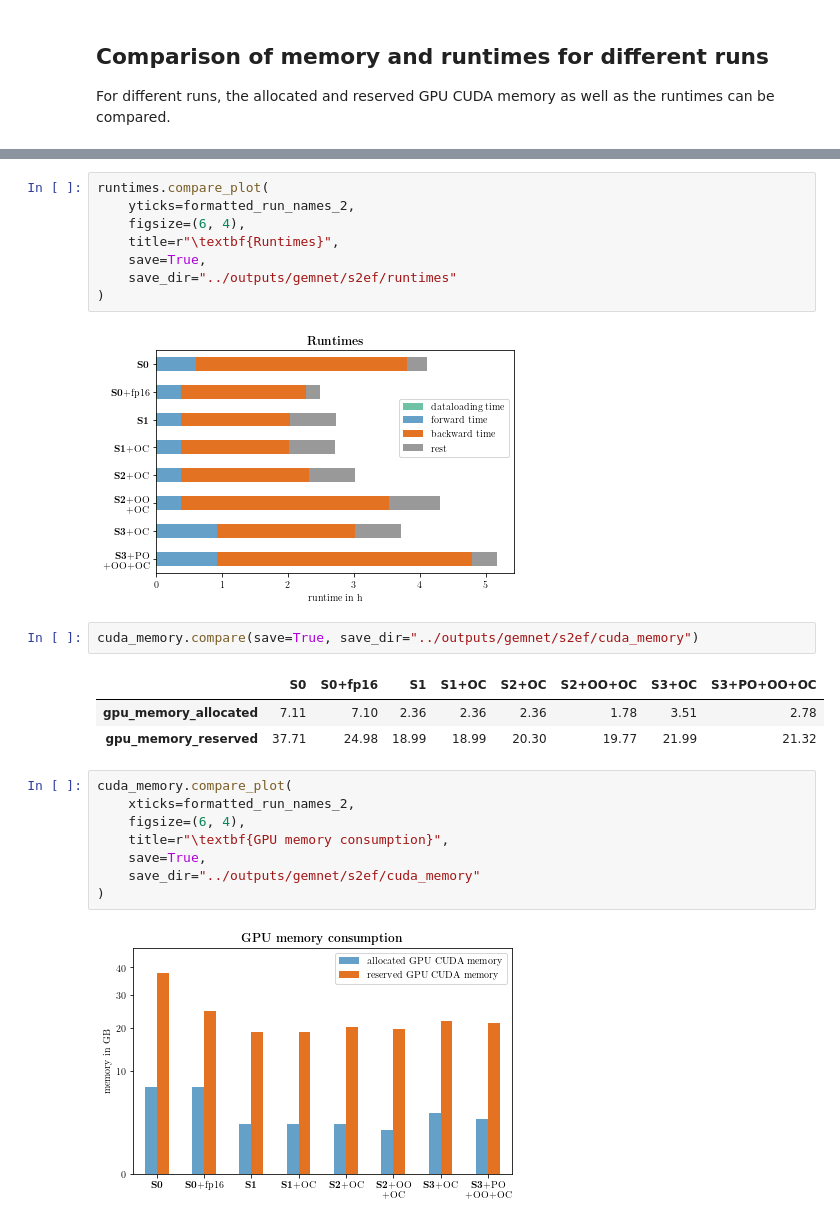
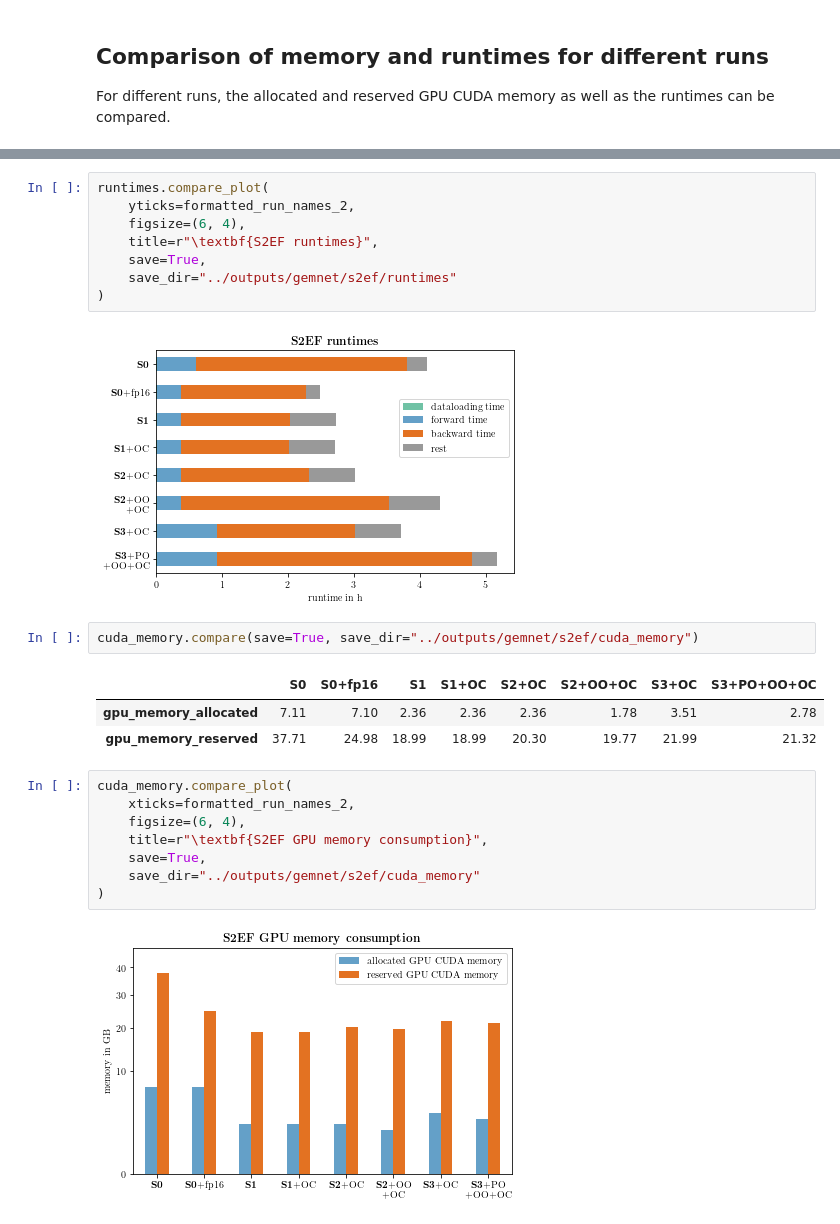
Before and after one commit to TUM-DI-Lab-Graph-Scaling/evaluation, a Jupyter notebook: notebooks/visualization_gemnet_s2ef.ipynb, the cells around one changed output, grey strips where cells are left out. Saved outputs shown, nothing was run; the diff lists cells and outputs as text.

```diff
--- a/notebooks/visualization_gemnet_s2ef.ipynb
+++ b/notebooks/visualization_gemnet_s2ef.ipynb
@@ -174,12 +174,12 @@ runtimes.compare(save=True, save_dir="../outputs/gemnet/s2ef/runtimes")
 runtimes.compare_plot(
     yticks=formatted_run_names_2,
     figsize=(6, 4),
-    title=r"\textbf{Runtimes}",
+    title=r"\textbf{S2EF runtimes}",
     save=True,
     save_dir="../outputs/gemnet/s2ef/runtimes"
 )
 # %% [output]
-[figure, old version]
+[figure, new version]
 # %%
 cuda_memory.compare(save=True, save_dir="../outputs/gemnet/s2ef/cuda_memory")
 # %% [output]
@@ -189,10 +189,10 @@ cuda_memory.compare(save=True, save_dir="../outputs/gemnet/s2ef/cuda_memory")
 # %%
 cuda_memory.compare_plot(
     xticks=formatted_run_names_2,
     figsize=(6, 4),
-    title=r"\textbf{GPU memory consumption}",
+    title=r"\textbf{S2EF GPU memory consumption}",
     save=True,
     save_dir="../outputs/gemnet/s2ef/cuda_memory"
 )
 # %% [output]
-[figure, old version]
+[figure, new version]
```
Also changed, not shown: 54 other files.
